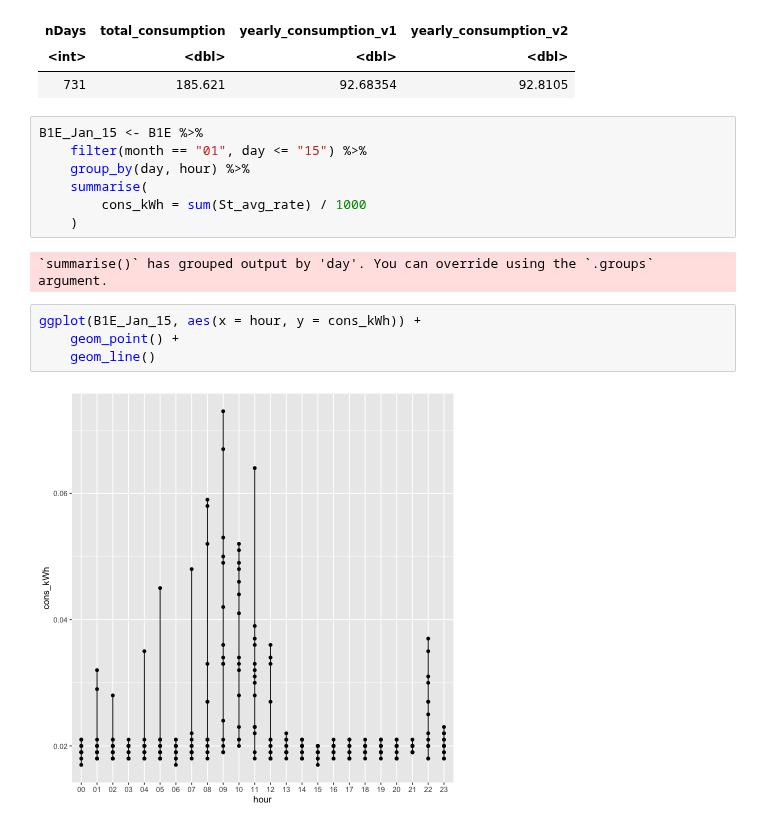
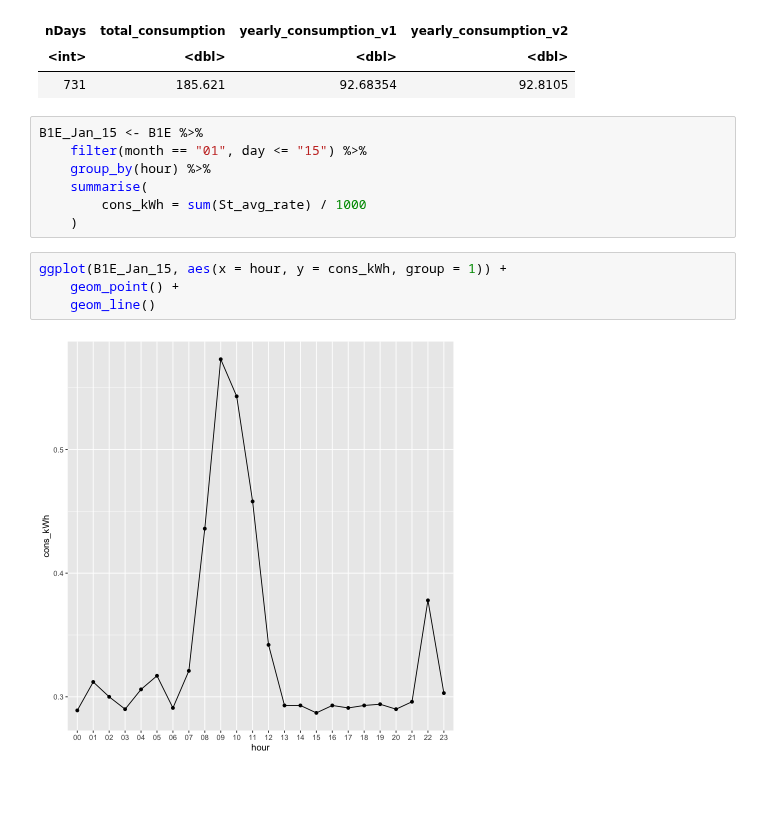
Before and after one commit to philippebarrette4/INF1430, a Jupyter notebook: scripts/ElectricityAnalysis/Sub-Meters/B1E.ipynb, the cells around one changed output. Saved outputs shown, nothing was run; the diff lists cells and outputs as text; blank space fills up the shorter version.

Commit message:
update of visual

```diff
--- a/scripts/ElectricityAnalysis/Sub-Meters/B1E.ipynb
+++ b/scripts/ElectricityAnalysis/Sub-Meters/B1E.ipynb
@@ -36,16 +36,13 @@ A tibble: 1 × 4
 # %%
 B1E_Jan_15 <- B1E %>%
     filter(month == "01", day <= "15") %>%
-    group_by(day, hour) %>%
+    group_by(hour) %>%
     summarise(
         cons_kWh = sum(St_avg_rate) / 1000
     )
-# %% [output]
-`summarise()` has grouped output by 'day'. You can override using the `.groups`
-argument.
 # %%
-ggplot(B1E_Jan_15, aes(x = hour, y = cons_kWh)) +
+ggplot(B1E_Jan_15, aes(x = hour, y = cons_kWh, group = 1)) +
     geom_point() +
     geom_line()
 # %% [output]
-[figure, old version]
+[figure, new version]
```
